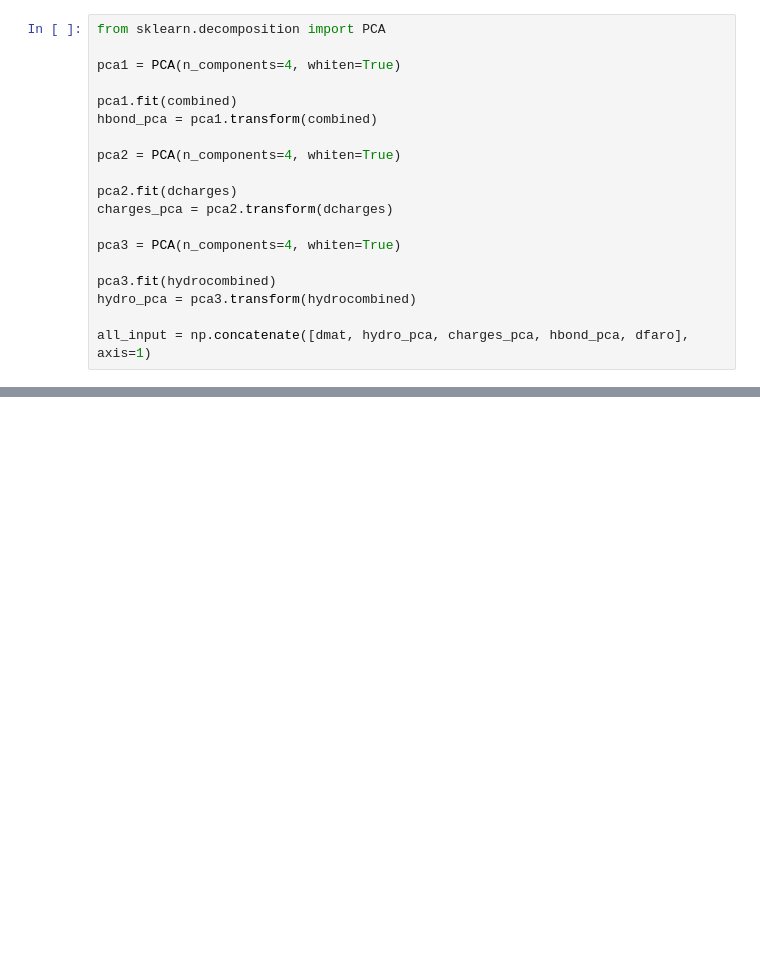
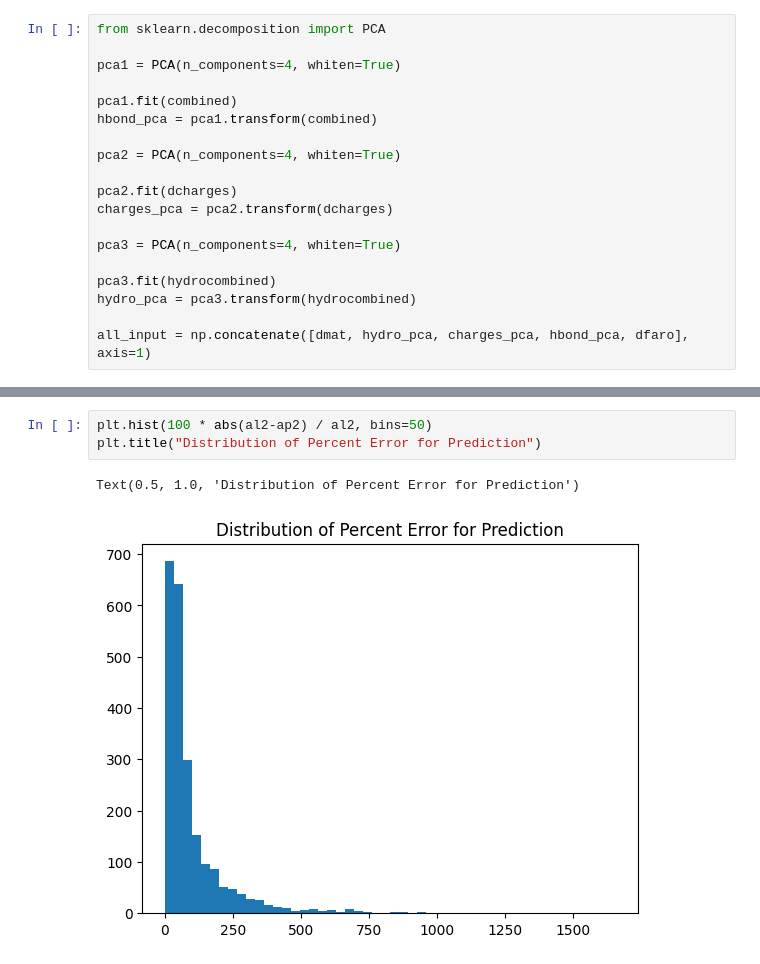
Before and after one commit to jack-mcmahon/Binding_Time_Prediction, a Jupyter notebook: Res_time_pca_inputs.ipynb, the cells around one changed output, grey strips where cells are left out. Saved outputs shown, nothing was run; the diff lists cells and outputs as text; blank space fills up the shorter version.

```diff
--- a/Res_time_pca_inputs.ipynb
+++ b/Res_time_pca_inputs.ipynb
@@ -897,0 +311,6 @@ r2: 0.7690986599341313
+# %%
+plt.hist(100 * abs(al2-ap2) / al2, bins=50)
+plt.title("Distribution of Percent Error for Prediction")
+# %% [output]
+Text(0.5, 1.0, 'Distribution of Percent Error for Prediction')
+[figure, added]
```
Also changed, not shown: parts of 46 cells of this notebook, 1 other file.
